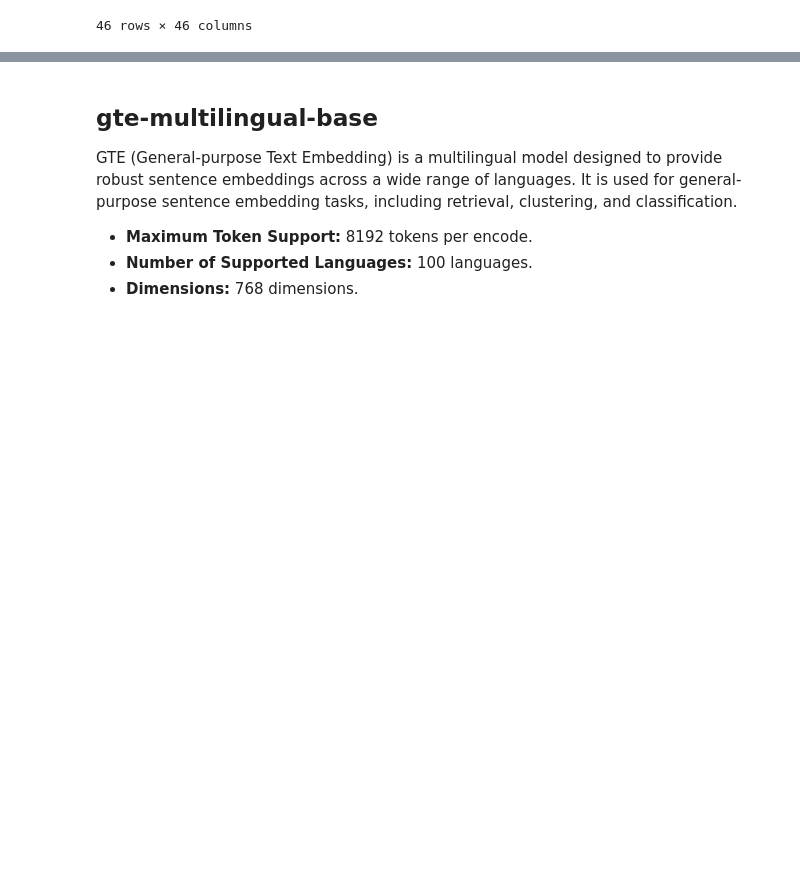
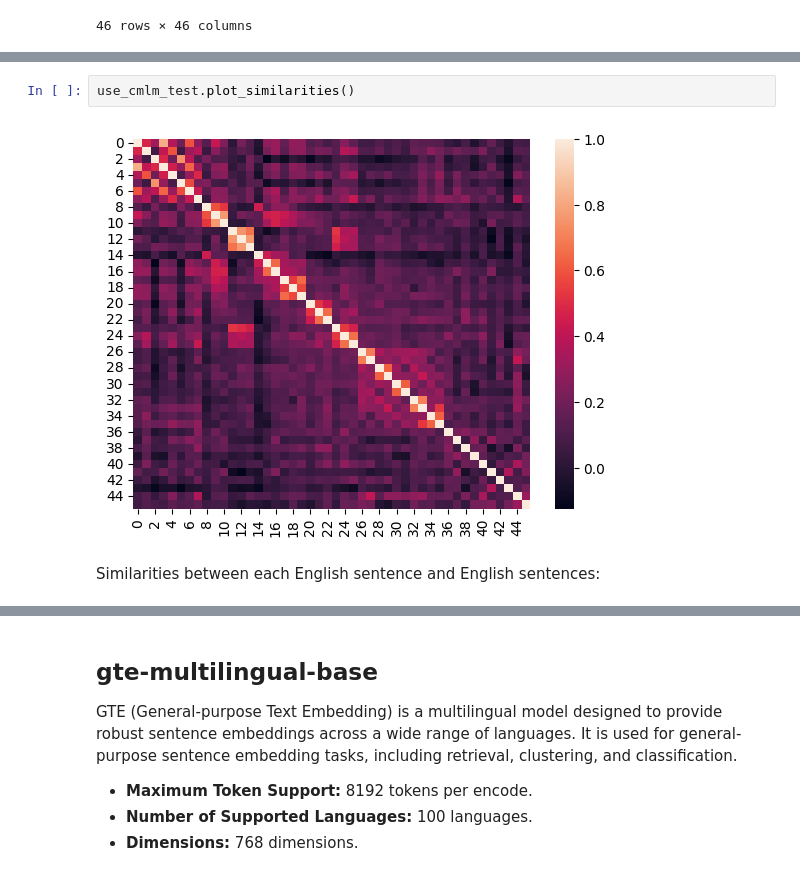
Before and after one commit to woxane/Rag-System, a Jupyter notebook: multilingual-embedding-test/multilingual-test.ipynb, the cells around one changed output, grey strips where cells are left out. Drawn from its saved outputs; the diff is of its cells as text; blank space fills up the shorter version.

```diff
--- a/multilingual-embedding-test/multilingual-test.ipynb
+++ b/multilingual-embedding-test/multilingual-test.ipynb
@@ -167,0 +280,6 @@ use_cmlm_test.get_similarities()
+# %%
+use_cmlm_test.plot_similarities()
+# %% [output]
+[figure, added]
+# %% [markdown]
+Similarities between each English sentence and English sentences:
```
Also changed, not shown: parts of 45 cells of this notebook.
